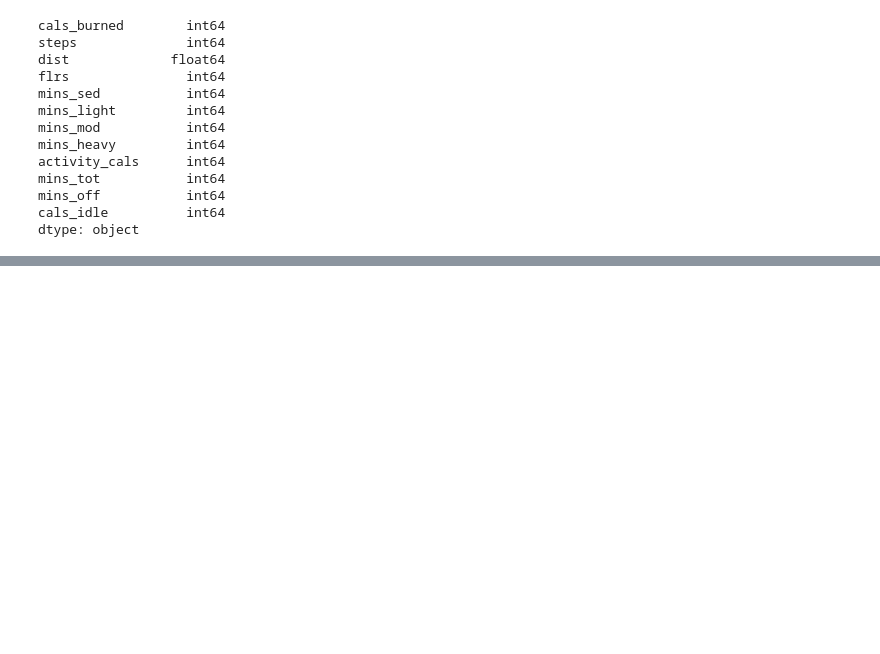
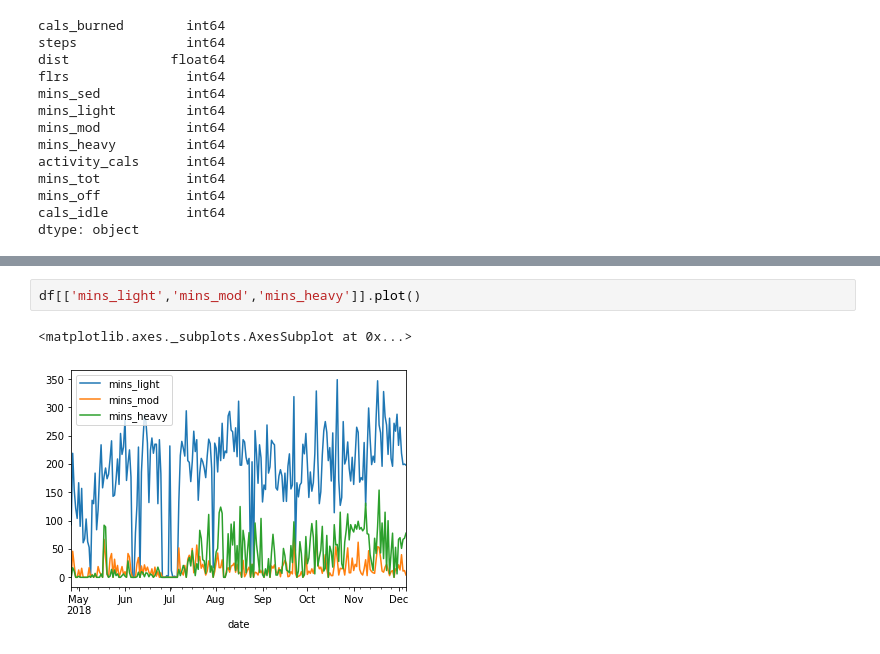
Before and after one commit to DoubleStufERoe/BayesP05_Fitbit, a Jupyter notebook: fitbit_kworking.ipynb, the cells around one changed output, grey strips where cells are left out. Drawn from its saved outputs; the diff is of its cells as text; blank space fills up the shorter version.

```diff
--- a/fitbit_kworking.ipynb
+++ b/fitbit_kworking.ipynb
@@ -404,0 +412,5 @@ all_line_5sample_plots(dfn)
+# %%
+df[['mins_light','mins_mod','mins_heavy']].plot()
+# %% [output]
+<matplotlib.axes._subplots.AxesSubplot at 0x...>
+[figure, added]
```
Also changed, not shown: parts of 12 cells of this notebook, 2 other files.
